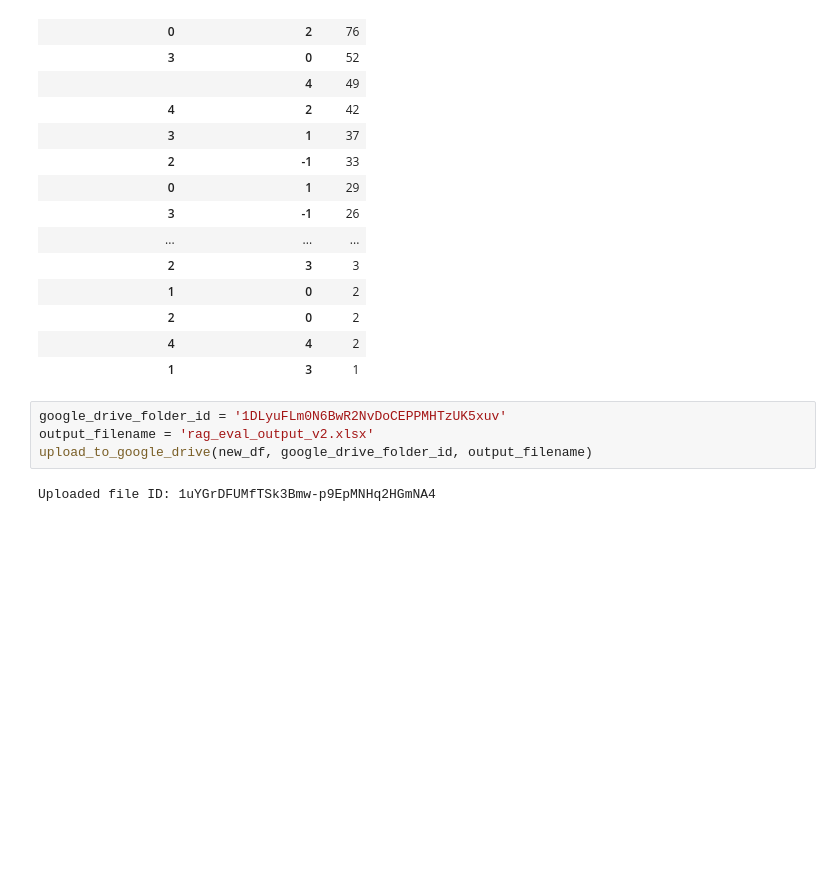
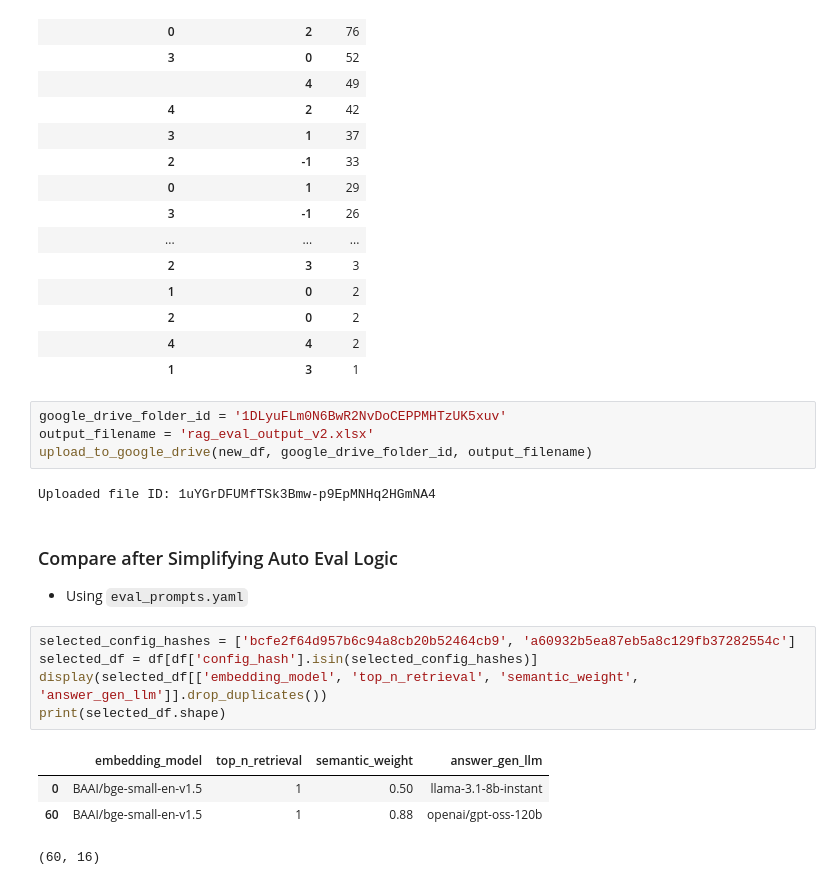
Before and after one commit to hanhanwu/RagDoctor, a Jupyter notebook: experiments/root_cause_analysis_exp1.ipynb, the cells around one changed output. Drawn from its saved outputs; the diff is of its cells as text; blank space fills up the shorter version.

```diff
--- a/experiments/root_cause_analysis_exp1.ipynb
+++ b/experiments/root_cause_analysis_exp1.ipynb
@@ -222,3 +221,17 @@ output_filename = 'rag_eval_output_v2.xlsx'
 upload_to_google_drive(new_df, google_drive_folder_id, output_filename)
 # %% [output]
 Uploaded file ID: 1uYGrDFUMfTSk3Bmw-p9EpMNHq2HGmNA4
+# %% [markdown]
+### Compare after Simplifying Auto Eval Logic
+
+  * Using `eval_prompts.yaml`
+# %%
+selected_config_hashes = ['bcfe2f64d957b6c94a8cb20b52464cb9', 'a60932b5ea87eb5a8c129fb37282554c']
+selected_df = df[df['config_hash'].isin(selected_config_hashes)]
+display(selected_df[['embedding_model', 'top_n_retrieval', 'semantic_weight', 'answer_gen_llm']].drop_duplicates())
+print(selected_df.shape)
+# %% [output]
+|  | embedding_model | top_n_retrieval | semantic_weight | answer_gen_llm |
+| 0 | BAAI/bge-small-en-v1.5 | 1 | 0.50 | llama-3.1-8b-instant |
+| 60 | BAAI/bge-small-en-v1.5 | 1 | 0.88 | openai/gpt-oss-120b |
+(60, 16)
```
Also changed, not shown: parts of 5 cells of this notebook, 3 other files.
